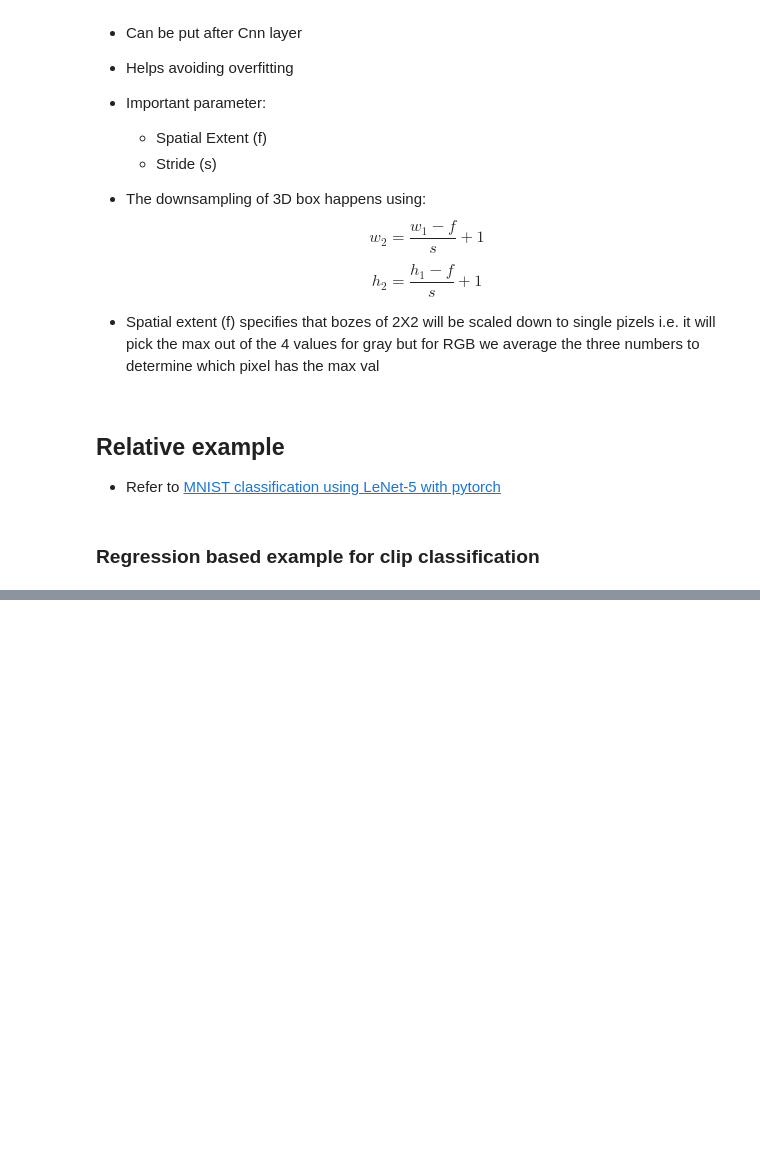
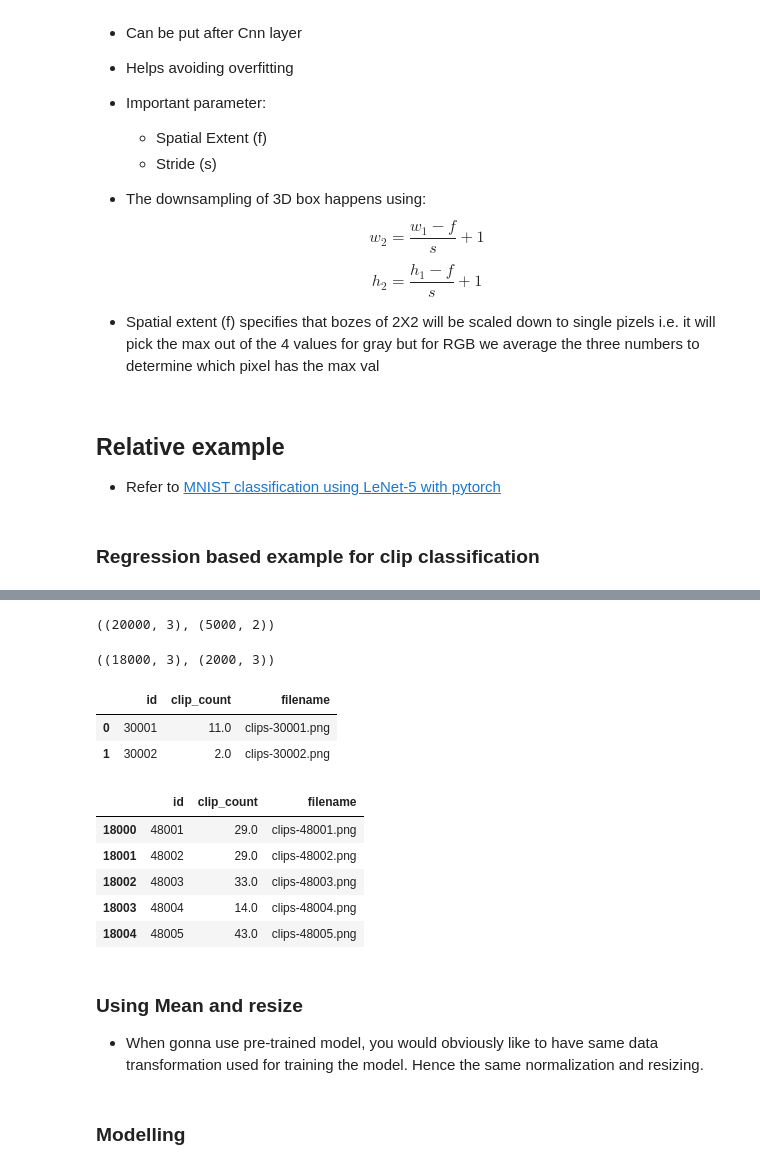
Before and after one commit to rishi-wqd190004/t81_588_course, a Jupyter notebook: practice_src/module_5/cnn_img_5.ipynb, the cells around one changed output, grey strips where cells are left out. Cells and saved outputs as stored; diff of their text form; code cells hidden in the pictures; blank space fills up the shorter version.

```diff
--- a/practice_src/module_5/cnn_img_5.ipynb
+++ b/practice_src/module_5/cnn_img_5.ipynb
@@ -216,0 +250,29 @@ device = torch.device("mps")
+# %%
+df.shape, df_test.shape
+# %% [output]
+((20000, 3), (5000, 2))
+# %%
+TRAIN_PCT = 0.9
+TRAIN_CUT = int(len(df) * TRAIN_PCT)
+
+df_train = df[0:TRAIN_CUT]
+df_val = df[TRAIN_CUT:]
+# %%
+df_train.shape, df_val.shape
+# %% [output]
+((18000, 3), (2000, 3))
+# %%
+df_train.head(2)
+# %% [output]
+|  | id | clip_count | filename |
+| 0 | 30001 | 11.0 | clips-30001.png |
+| 1 | 30002 | 2.0 | clips-30002.png |
+# %%
+df_val.head()
+# %% [output]
+|  | id | clip_count | filename |
+| 18000 | 48001 | 29.0 | clips-48001.png |
+| 18001 | 48002 | 29.0 | clips-48002.png |
+| 18002 | 48003 | 33.0 | clips-48003.png |
+| 18003 | 48004 | 14.0 | clips-48004.png |
+| 18004 | 48005 | 43.0 | clips-48005.png |
@@ -216,0 +312,5 @@ device = torch.device("mps")
+# %% [markdown]
+### Using Mean and resize
+- When gonna use pre-trained model, you would obviously like to have same data transformation used for training the model. Hence the same normalization and resizing.
+# %% [markdown]
+### Modelling
```
Also changed, not shown: parts of 10 cells of this notebook.
